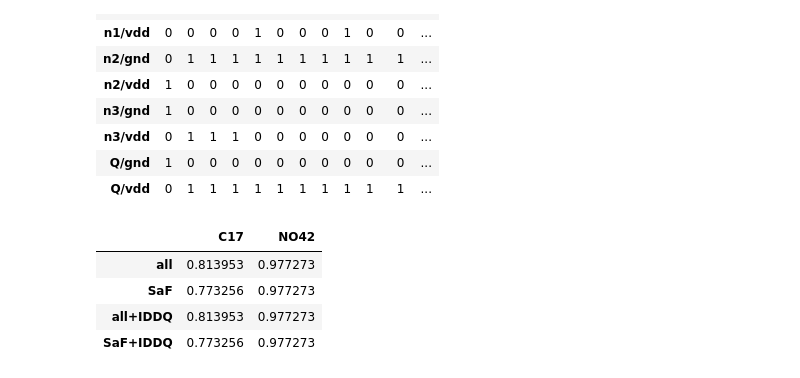
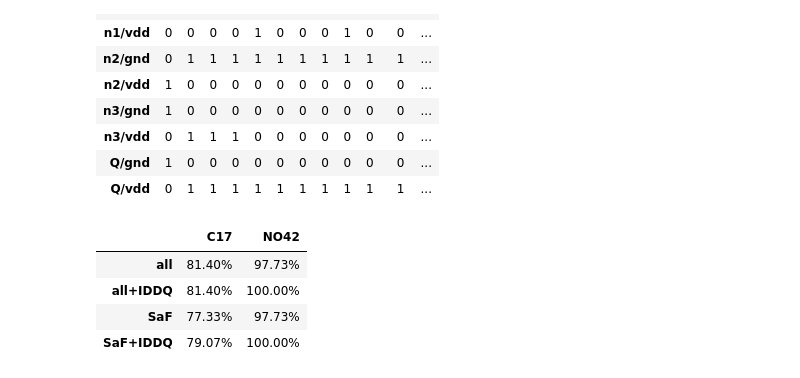
Before and after one commit to TMALFSSISAWBOJBUMA/DefSim-SaF-tests, a Jupyter notebook: tests.ipynb, the cells around one changed output. Saved outputs shown, nothing was run; the diff lists cells and outputs as text; code cells hidden in the pictures.

Commit message:
IDDQ added

```diff
--- a/tests.ipynb
+++ b/tests.ipynb
@@ -86,6 +88,9 @@ checks = {
 # calculate test vectors coverage for a SaF model
 out_c17 = calc_cases(df, checks)
 saf_test_vectors["C17"] = validate_SaF_vectors(out_c17, [4, 6, 25, 31])
+# A/C, A/E, B/C, C/D, n1/n2 shorts not detected by SaF
+# with vectors [4, 6, 25, 31] 3 shorts will increase IDDQ
+additional_IDDQ["C17"] = [0,3]
 # %%
 out_c17
 # %% [output]
@@ -132,6 +145,9 @@ validate_checks(df, checks)
 
 out_no42 = calc_cases(df, checks)
 saf_test_vectors["NO42"] = validate_SaF_vectors(out_no42, [0,1,2,4,8])
+# n1/n3 short not detected by SaF and all vectors
+# vector 1 will increase IDDQ
+additional_IDDQ["NO42"] = [1,1]
 # %%
 out_no42
 # %% [output]
@@ -155,28 +171,37 @@ out_no42
 # %%
 docs_faults_files = {
     "C17": "C17.csv",
     "NO42": "NO42.csv",
 }
 
-coverages = pd.DataFrame(index=['all', 'SaF', 'all+IDDQ', 'SaF+IDDQ'], columns=docs_faults_files.keys(),dtype=float)
+coverages = pd.DataFrame(
+    index=["all", "all+IDDQ", "SaF", "SaF+IDDQ"],
+    columns=docs_faults_files.keys(),
+    dtype=float,
+)
+pd.options.display.float_format = "{:.2%}".format
 for part, f_path in docs_faults_files.items():
     faults = pd.read_csv(f_path, sep=";", index_col=0)
+
     # coverage vectors:
     def calc_coverage(coverage_vector):
-        return coverage_vector.any(axis=1).mean()
-    coverages.at['all',part] = calc_coverage(faults==1)
-    coverages.at['SaF',part] = calc_coverage(faults.iloc[:, saf_test_vectors[part]]==1)
-    if part in IDDQ_faults:
-        faults.loc[IDDQ_faults[part],0]=1
-    coverages.at['all+IDDQ',part]  = calc_coverage(faults==1)
-    coverages.at['SaF+IDDQ',part]  = calc_coverage(faults.iloc[:, saf_test_vectors[part]]==1)
+        cov: pd.Series = coverage_vector.any(axis=1)
+        return cov[~cov], cov.mean()
+
+    _, coverages.at["all", part] = calc_coverage(faults == 1)
+    _, coverages.at["SaF", part] = calc_coverage(
+        faults.iloc[:, saf_test_vectors[part]] == 1
+    )
+    add_all,add_saf = additional_IDDQ.get(part,[0,0])
+    coverages.at["all+IDDQ", part] = coverages.at["all", part] + add_all/faults.shape[0]
+    coverages.at["SaF+IDDQ", part] = coverages.at["SaF", part] + add_saf/faults.shape[0]
 coverages
 # %% [output]
 |  | C17 | NO42 |
-| all | 0.813953 | 0.977273 |
-| SaF | 0.773256 | 0.977273 |
-| all+IDDQ | 0.813953 | 0.977273 |
-| SaF+IDDQ | 0.773256 | 0.977273 |
+| all | 81.40% | 97.73% |
+| all+IDDQ | 81.40% | 100.00% |
+| SaF | 77.33% | 97.73% |
+| SaF+IDDQ | 79.07% | 100.00% |
 # %%
 # print("Stopień pokrycia wszystkich możliwych błędów przez wektory testowe:")
 # print()
```
Also changed, not shown: parts of 2 cells of this notebook.
